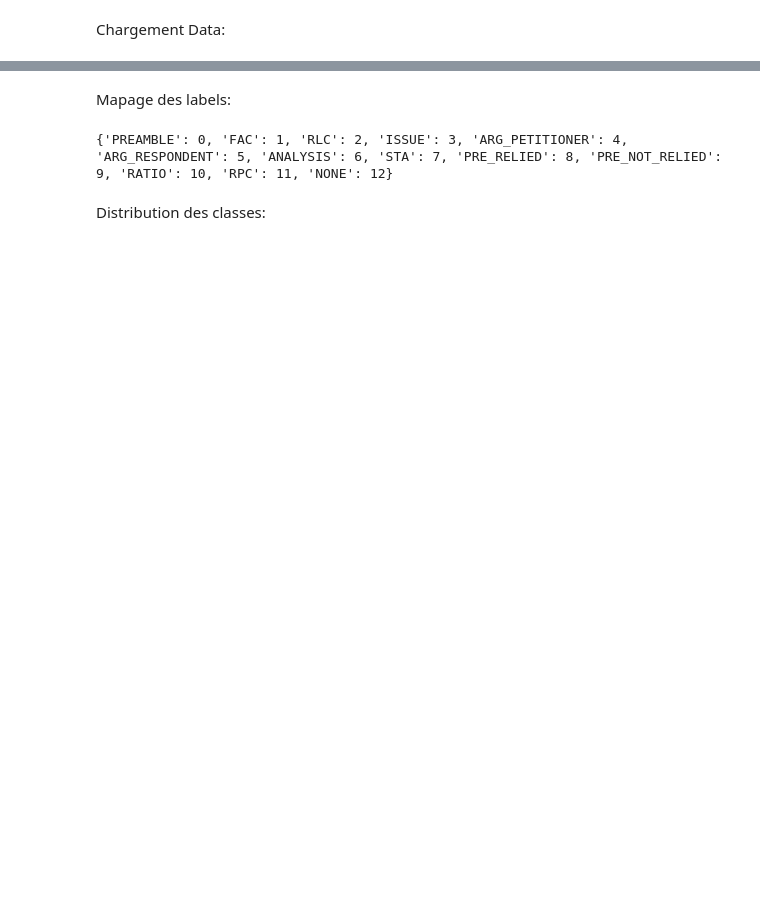
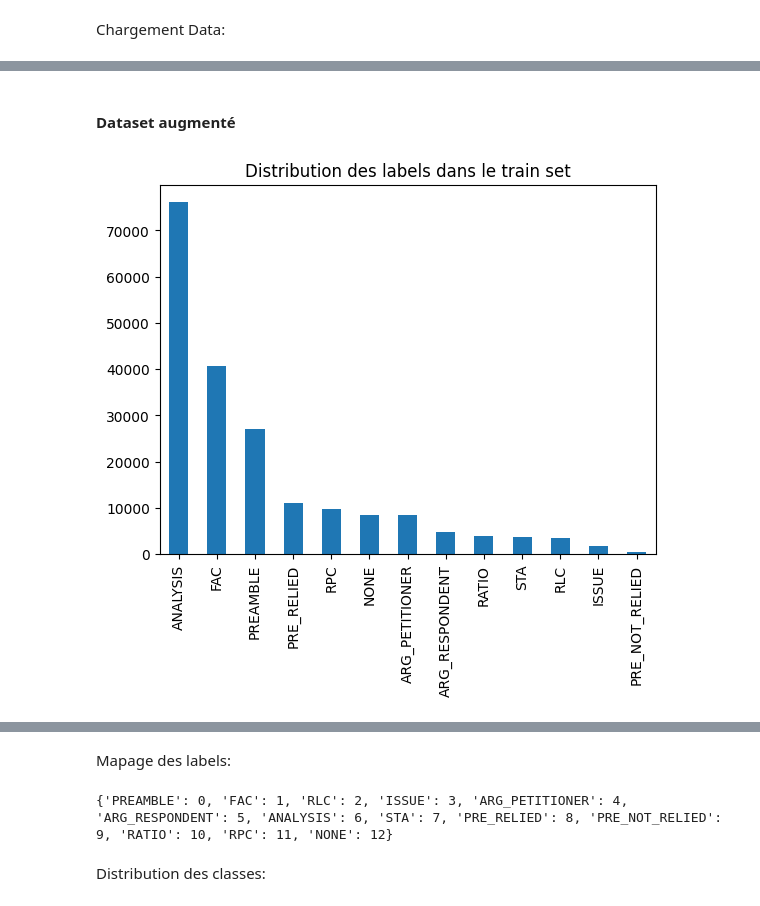
Before and after one commit to MangoHiller/Projet_SemEval2023_ATAL, a Jupyter notebook: LegalEval_Transformers.ipynb, the cells around one changed output, grey strips where cells are left out. Cells and saved outputs as stored; diff of their text form; code cells hidden in the pictures; blank space fills up the shorter version.

```diff
--- a/LegalEval_Transformers.ipynb
+++ b/LegalEval_Transformers.ipynb
@@ -16,3 +55,4 @@ Chargement Data:
 train_df = pd.read_csv(os.path.join(ROOT, 'BUILD/train.csv'))
 valid_df = pd.read_csv(os.path.join(ROOT, 'BUILD/dev.csv'))
 test_df = pd.read_csv(os.path.join(ROOT, 'BUILD/test.csv'))
+extended_train_df = pd.read_csv(os.path.join(ROOT, 'BUILD/extended_train_dataset.csv'))
@@ -20,0 +67,8 @@ test_df = pd.read_csv(os.path.join(ROOT, 'BUILD/test.csv'))
+# %% [markdown]
+#### Dataset augmenté
+# %%
+extended_train_df["labels"].value_counts().plot(kind='bar')
+plt.title('Distribution des labels dans le train set')
+plt.show()
+# %% [output]
+[figure, added]
```
Also changed, not shown: parts of 53 cells of this notebook, 2 other files.
